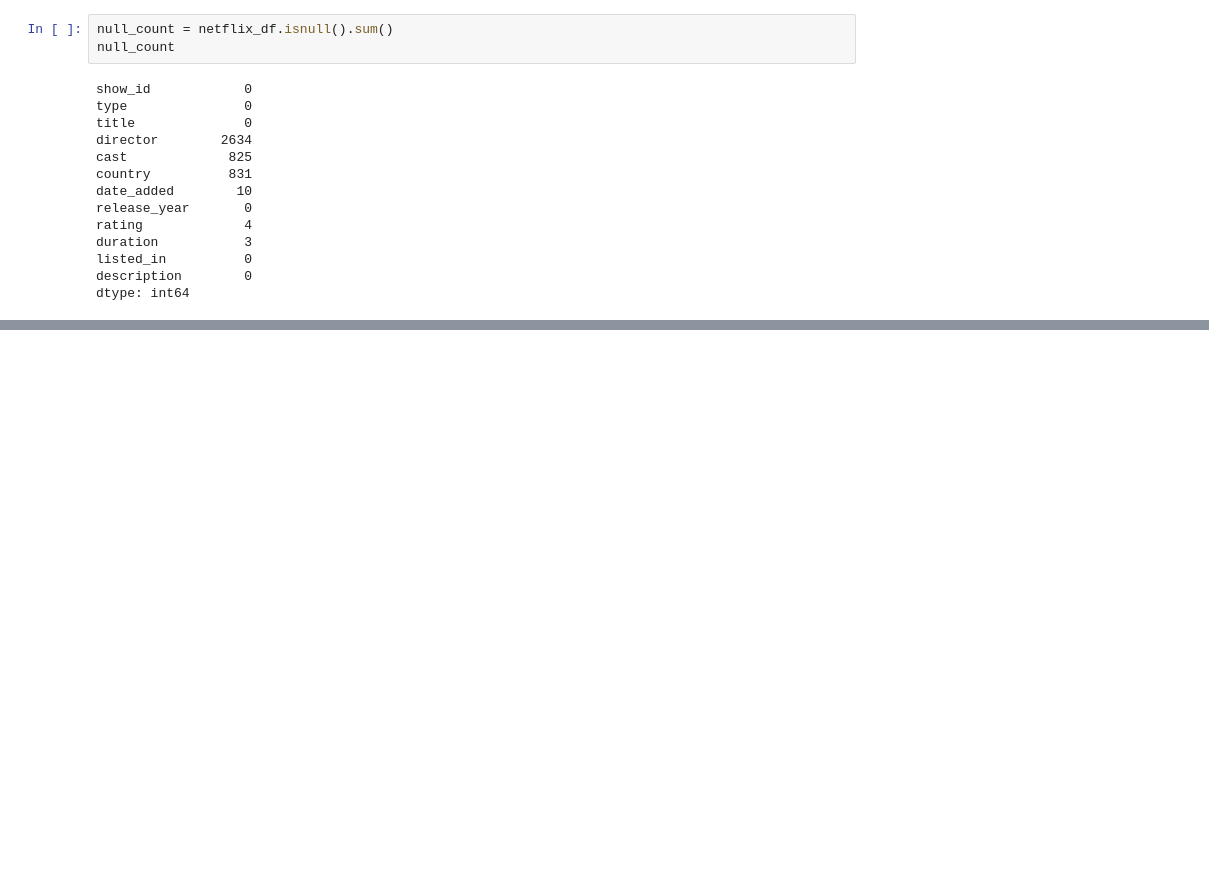
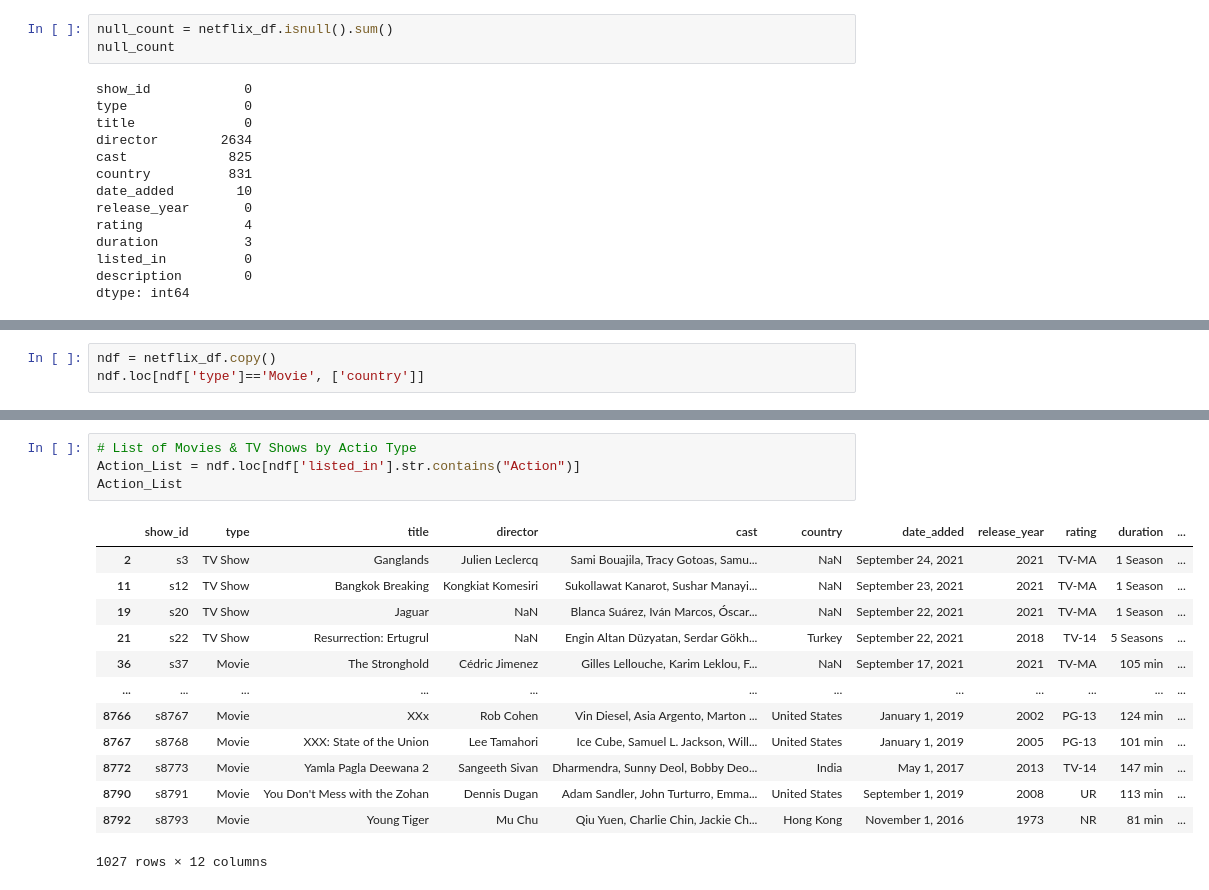
Before and after one commit to pkmariya/Python, a Jupyter notebook: NetflixProject_Mariya_DSMLJune22.ipynb, the cells around one changed output, grey strips where cells are left out. Cells and saved outputs as stored; diff of their text form; blank space fills up the shorter version.

```diff
--- a/NetflixProject_Mariya_DSMLJune22.ipynb
+++ b/NetflixProject_Mariya_DSMLJune22.ipynb
@@ -79,0 +147,3 @@ dtype: int64
+# %%
+ndf = netflix_df.copy()
+ndf.loc[ndf['type']=='Movie', ['country']]
@@ -79,0 +182,18 @@ dtype: int64
+# %%
+# List of Movies & TV Shows by Actio Type
+Action_List = ndf.loc[ndf['listed_in'].str.contains("Action")]
+Action_List
+# %% [output]
+|  | show_id | type | title | director | cast | country | date_added | release_year | rating | duration | ... |
+| 2 | s3 | TV Show | Ganglands | Julien Leclercq | Sami Bouajila, Tracy Gotoas, Samu... | NaN | September 24, 2021 | 2021 | TV-MA | 1 Season | ... |
+| 11 | s12 | TV Show | Bangkok Breaking | Kongkiat Komesiri | Sukollawat Kanarot, Sushar Manayi... | NaN | September 23, 2021 | 2021 | TV-MA | 1 Season | ... |
+| 19 | s20 | TV Show | Jaguar | NaN | Blanca Suárez, Iván Marcos, Óscar... | NaN | September 22, 2021 | 2021 | TV-MA | 1 Season | ... |
+| 21 | s22 | TV Show | Resurrection: Ertugrul | NaN | Engin Altan Düzyatan, Serdar Gökh... | Turkey | September 22, 2021 | 2018 | TV-14 | 5 Seasons | ... |
+| 36 | s37 | Movie | The Stronghold | Cédric Jimenez | Gilles Lellouche, Karim Leklou, F... | NaN | September 17, 2021 | 2021 | TV-MA | 105 min | ... |
+| ... | ... | ... | ... | ... | ... | ... | ... | ... | ... | ... | ... |
+| 8766 | s8767 | Movie | XXx | Rob Cohen | Vin Diesel, Asia Argento, Marton ... | United States | January 1, 2019 | 2002 | PG-13 | 124 min | ... |
+| 8767 | s8768 | Movie | XXX: State of the Union | Lee Tamahori | Ice Cube, Samuel L. Jackson, Will... | United States | January 1, 2019 | 2005 | PG-13 | 101 min | ... |
+| 8772 | s8773 | Movie | Yamla Pagla Deewana 2 | Sangeeth Sivan | Dharmendra, Sunny Deol, Bobby Deo... | India | May 1, 2017 | 2013 | TV-14 | 147 min | ... |
+| 8790 | s8791 | Movie | You Don't Mess with the Zohan | Dennis Dugan | Adam Sandler, John Turturro, Emma... | United States | September 1, 2019 | 2008 | UR | 113 min | ... |
+| 8792 | s8793 | Movie | Young Tiger | Mu Chu | Qiu Yuen, Charlie Chin, Jackie Ch... | Hong Kong | November 1, 2016 | 1973 | NR | 81 min | ... |
+1027 rows × 12 columns
```
Also changed, not shown: parts of 10 cells of this notebook.
